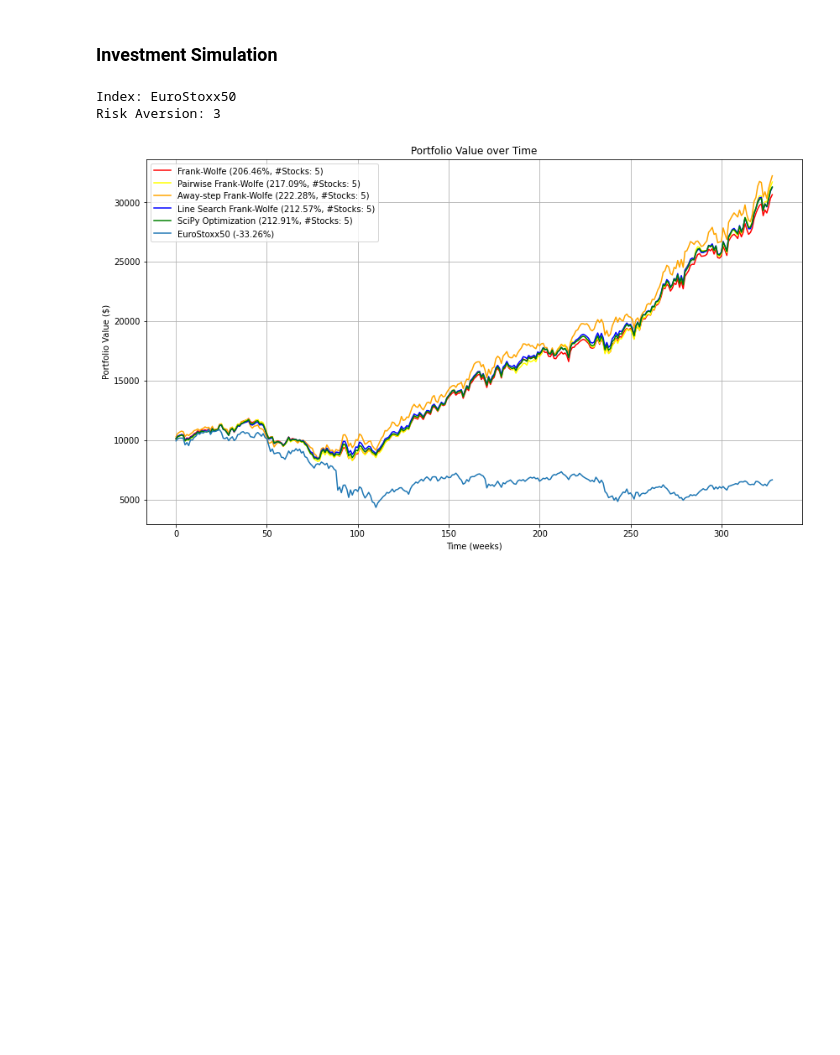
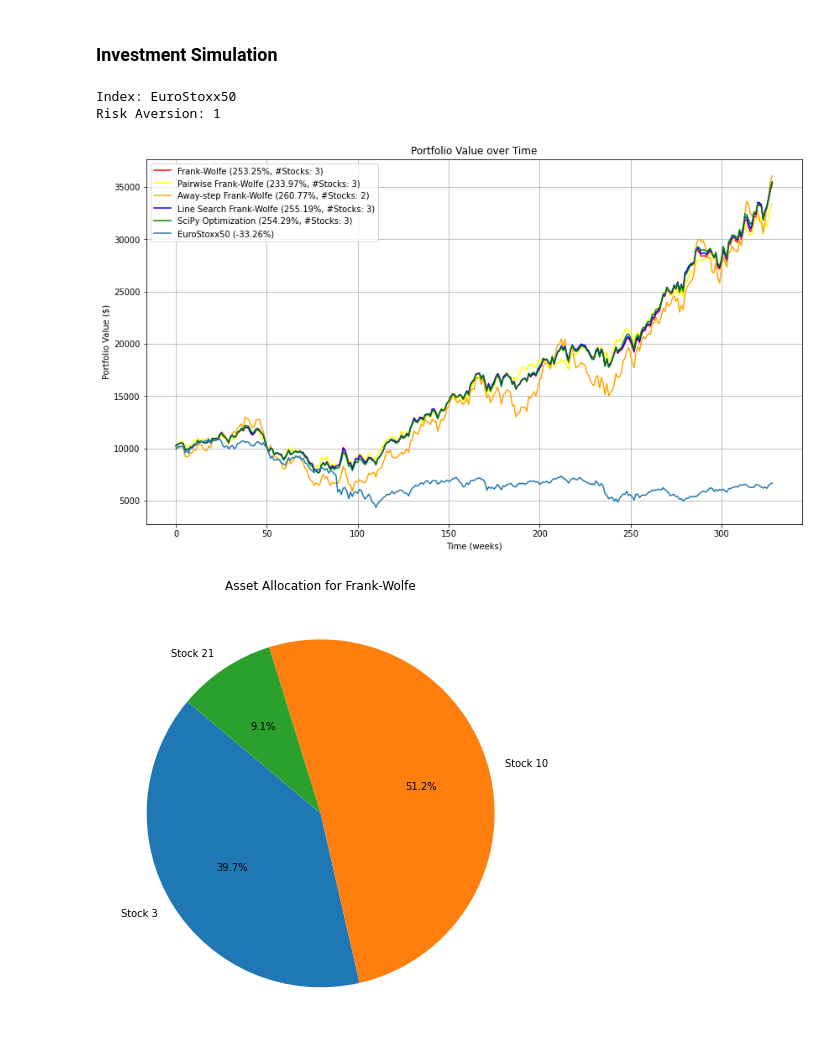
Before and after one commit to RobEngin/Methods-for-Portfolio-Optimization, a Jupyter notebook: opt-project.ipynb, the cells around one changed output. Drawn from its saved outputs; the diff is of its cells as text; code cells hidden in the pictures; blank space fills up the shorter version.

```diff
--- a/opt-project.ipynb
+++ b/opt-project.ipynb
@@ -321,4 +352,2 @@ def gradient(weights, ret_mean, cov, RISK_AVERSION):
 # %% [markdown]
 ### Frank-Wolfe
-# %%
-RISK_AVERSION = 3
@@ -362,7 +367,7 @@ for itr in range(1, ITERATIONS):
         print(f"{int(itr/ITERATIONS*100):02}%", end="")
 
     grad = gradient(weights, mean_returns, cov_matrix, RISK_AVERSION)
-    s = linear_solver(grad)
+    s = linearMinimizationOracle(grad)
 
     # Store values for plotting
     loss_values_fw.append(loss(weights, mean_returns, cov_matrix, RISK_AVERSION))
@@ -371,6 +376,7 @@ for itr in range(1, ITERATIONS):
 
     gamma = 2 / (itr + 2)
     weights = (1 - gamma) * weights + gamma * s
+
     current_loss = loss(weights, mean_returns, cov_matrix, RISK_AVERSION)
 
     if abs(duality_gap(weights, grad)) < 1e-6:
@@ -408,12 +414,6 @@ Wall time: 929 ms
 # %% [markdown]
 ### Frank Wolfe Line Search
 # %%
-def line_search(weights, direction, ret_mean, cov_matrix, RISK_AVERSION):
-    gamma_range = np.linspace(0, 1, 100)
-    losses = [loss((1 - gamma) * weights + gamma * direction, ret_mean, cov_matrix, RISK_AVERSION) for gamma in gamma_range]
-    optimal_gamma = gamma_range[np.argmin(losses)]
-    return optimal_gamma
-
 ITERATIONS = 20
 
 loss_values_ls = []
@@ -427,8 +427,7 @@ for itr in range(ITERATIONS):
         print(f"{int(itr/ITERATIONS*100):02}%", end="")
 
     grad = gradient(weights, mean_returns, cov_matrix, RISK_AVERSION)
-    s = np.zeros(nStocks)
-    s[np.argmin(grad)] = 1
+    s = linearMinimizationOracle(grad)
 
     # Store values for plotting
     loss_values_ls.append(loss(weights, mean_returns, cov_matrix, RISK_AVERSION))
@@ -563,7 +561,7 @@ for itr in range(ITERATIONS):
     grad = gradient(weights, mean_returns, cov_matrix, RISK_AVERSION)
 
     # Direzione Frank-Wolfe
-    s = linear_solver(grad)
+    s = linearMinimizationOracle(grad)
     d_fw = s - weights
 
     # Direzione di allontanamento
@@ -783,6 +781,15 @@ print(f"Index: {PORTFOLIO}")
 print(f"Risk Aversion: {RISK_AVERSION}")
 
 initial_investment = 10000
+
+# Funzione per creare un grafico a torta
+def plot_pie_chart(weights, method_name):
+    positive_weights = weights[weights > 0.0009]
+    labels = [f'Stock {i+1}' for i in range(len(weights)) if weights[i] > 0.0009]
+    plt.figure(figsize=(8, 8))
+    plt.pie(positive_weights, labels=labels, autopct='%1.1f%%', startangle=140)
+    plt.title(f'Asset Allocation for {method_name}')
+    plt.show()
 
 # Calcola il valore del portafoglio nel tempo
 def portfolio_value(weights, matrix_ret, initial_investment):
@@ -817,32 +824,40 @@ portfolio_values_index = calculate_investment_value(array_ret, initial_investmen
 final_return_fw = (portfolio_values_fw[-1] / initial_investment - 1) * 100
 final_return_pw = (portfolio_values_pw[-1] / initial_investment - 1) * 100
 final_return_aw = (portfolio_values_aw[-1] / initial_investment - 1) * 100
 final_return_ls = (portfolio_values_ls[-1] / initial_investment - 1) * 100
 final_return_scipy = (portfolio_values_scipy[-1] / initial_investment - 1) * 100
 final_return_index = (portfolio_values_index[-1] / initial_investment - 1) * 100
 
 # Calcola il numero di pesi maggiori di zero per ciascun metodo
 num_positive_fw = num_positive_weights(optimal_weights_fw)
 num_positive_pw = num_positive_weights(optimal_weights_pw)
 num_positive_aw = num_positive_weights(optimal_weights_aw)
 num_positive_ls = num_positive_weights(optimal_weights_ls)
 num_positive_scipy = num_positive_weights(optimal_weights_scipy)
 
 # Plot dei valori del portafoglio nel tempo
 plt.figure(figsize=(14, 8))
 plt.plot(portfolio_values_fw, label=f'Frank-Wolfe ({final_return_fw:.2f}%, #Stocks: {num_positive_fw})', color='red')
 plt.plot(portfolio_values_pw, label=f'Pairwise Frank-Wolfe ({final_return_pw:.2f}%, #Stocks: {num_positive_pw})', color='yellow')
 plt.plot(portfolio_values_aw, label=f'Away-step Frank-Wolfe ({final_return_aw:.2f}%, #Stocks: {num_positive_aw})', color='orange')
 plt.plot(portfolio_values_ls, label=f'Line Search Frank-Wolfe ({final_return_ls:.2f}%, #Stocks: {num_positive_ls})', color='blue')
 plt.plot(portfolio_values_scipy, label=f'SciPy Optimization ({final_return_scipy:.2f}%, #Stocks: {num_positive_scipy})', color='green')
 plt.plot(portfolio_values_index, label=f'{PORTFOLIO} ({final_return_index:.2f}%)')
 plt.xlabel('Time (weeks)')
 plt.ylabel('Portfolio Value ($)')
 plt.title('Portfolio Value over Time')
 plt.legend()
 plt.grid(True)
 plt.show()
+
+# Plot dei grafici a torta per ciascun metodo
+plot_pie_chart(optimal_weights_fw, 'Frank-Wolfe')
+plot_pie_chart(optimal_weights_pw, 'Pairwise Frank-Wolfe')
+plot_pie_chart(optimal_weights_aw, 'Away-step Frank-Wolfe')
+plot_pie_chart(optimal_weights_ls, 'Line Search Frank-Wolfe')
+plot_pie_chart(optimal_weights_scipy, 'SciPy Optimization')
 # %% [output]
 Index: EuroStoxx50
-Risk Aversion: 3
+Risk Aversion: 1
-[figure, old version]
+[figure, new version]
+[figure, added]
```
Also changed, not shown: parts of 12 cells of this notebook.
